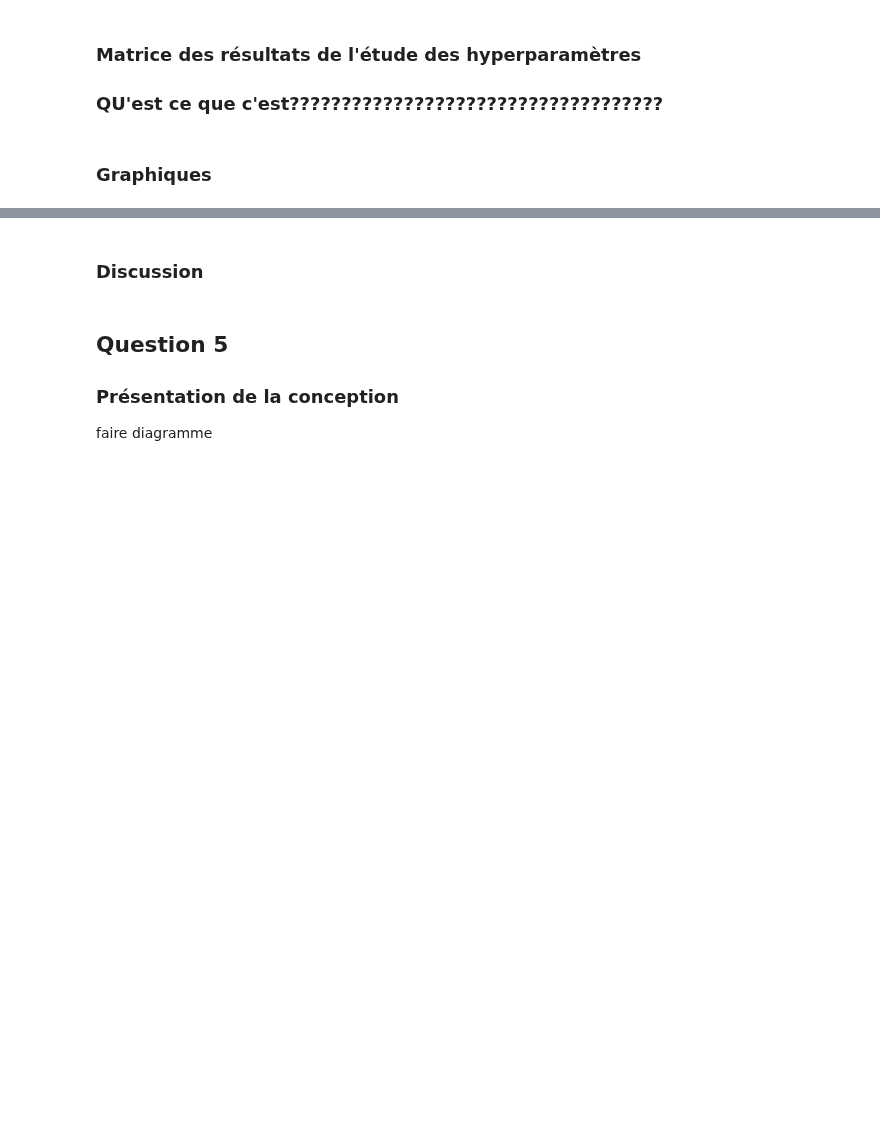
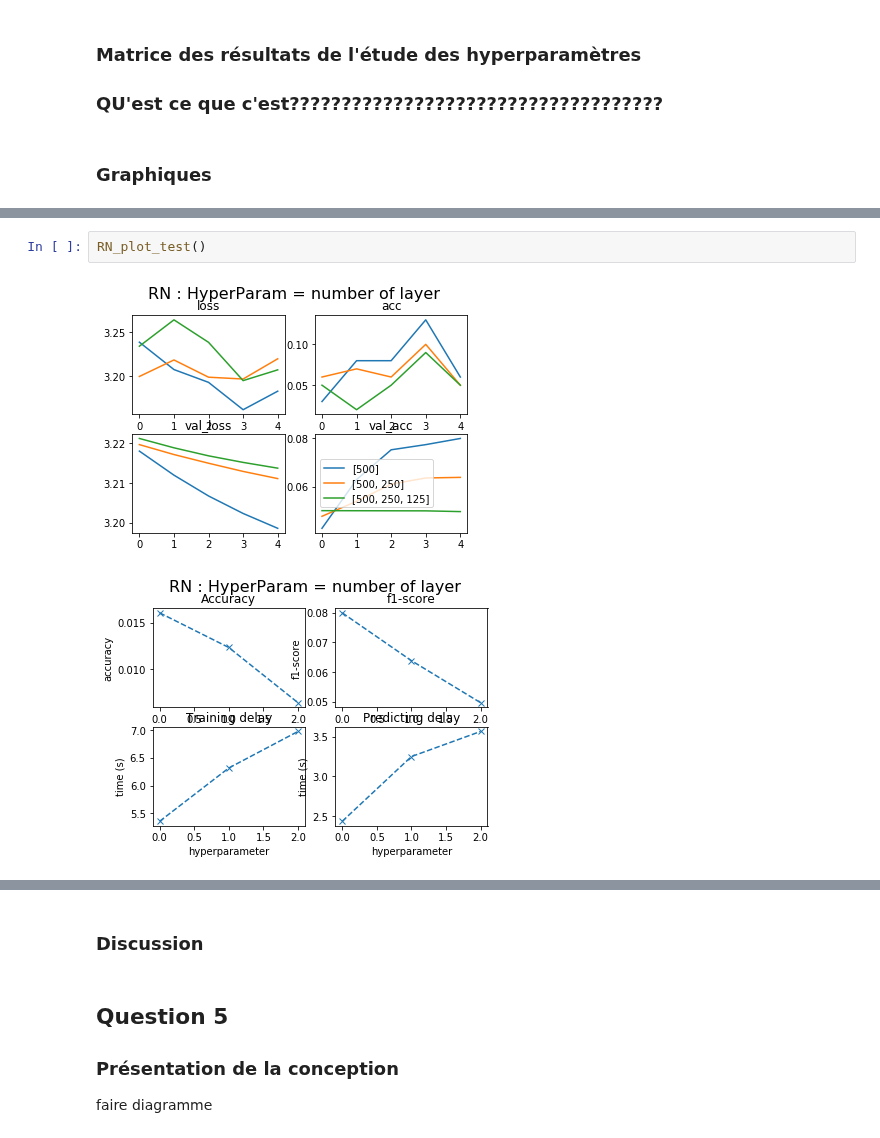
Before and after one commit to David-LETINAUD/GTI770, a Jupyter notebook: GTI770_Laboratoire4_-_BLEA14058906_LETD05129708_LIOT20069605/GTI770-TP04.ipynb, the cells around one changed output, grey strips where cells are left out. Saved outputs shown, nothing was run; the diff lists cells and outputs as text; blank space fills up the shorter version.

```diff
--- a/GTI770_Laboratoire4_-_BLEA14058906_LETD05129708_LIOT20069605/GTI770-TP04.ipynb
+++ b/GTI770_Laboratoire4_-_BLEA14058906_LETD05129708_LIOT20069605/GTI770-TP04.ipynb
@@ -310,0 +367,5 @@ Matrices des performances??
+# %%
+RN_plot_test()
+# %% [output]
+[figure, added]
+[figure, added]
```
Also changed, not shown: parts of 10 cells of this notebook, 3 other files.
